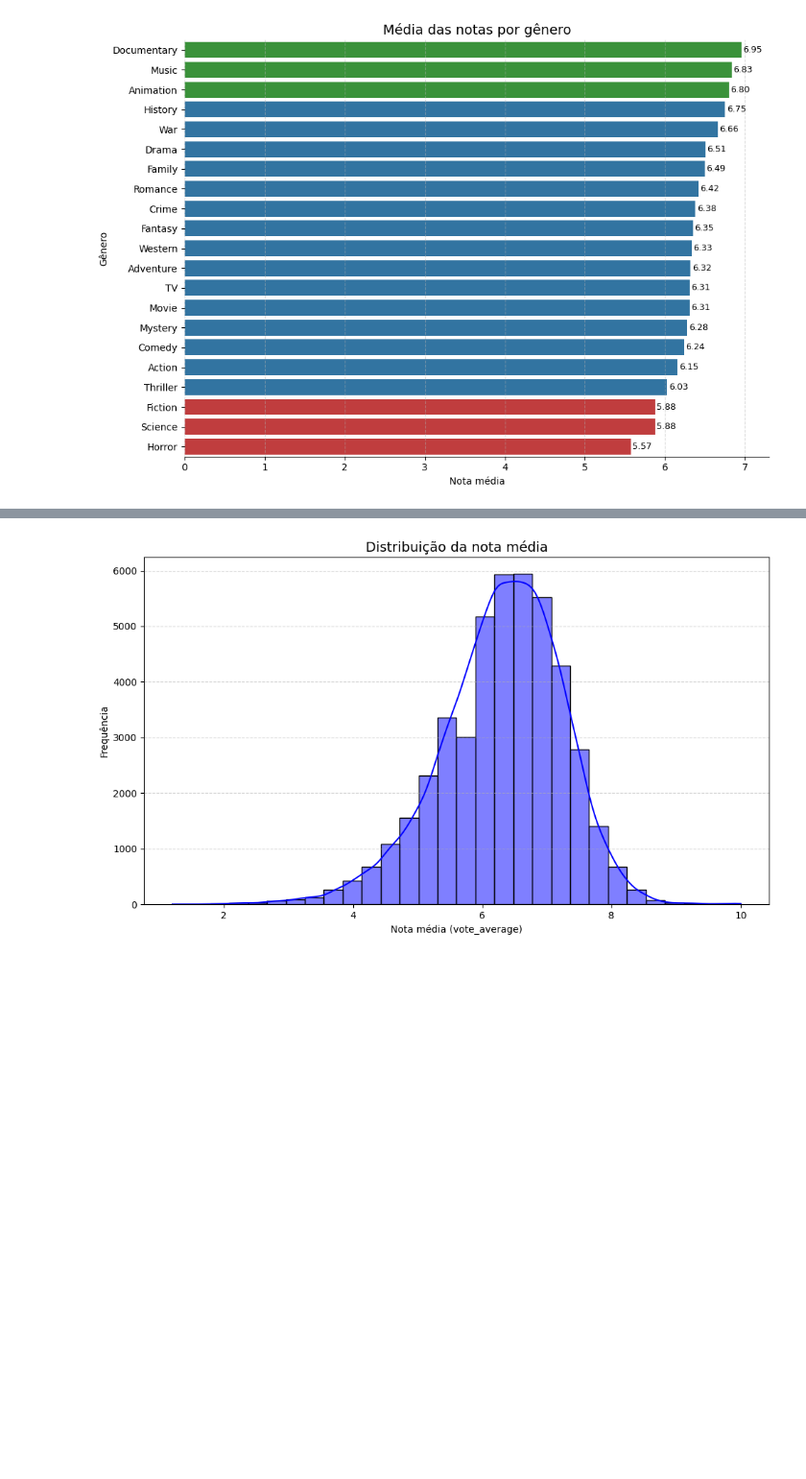
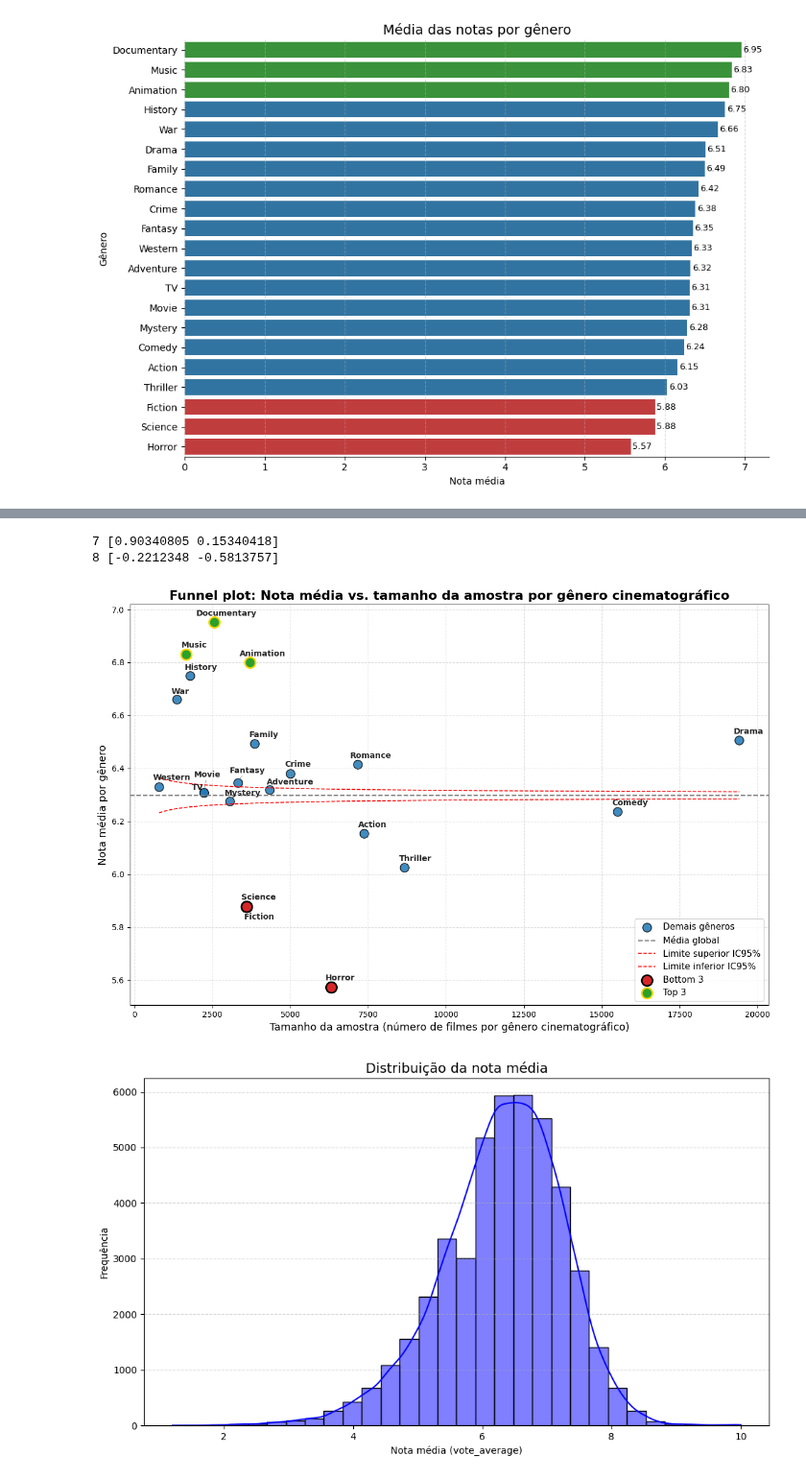
Before and after one commit to rodrigosantana24/projeto-pisi3, a Jupyter notebook: AnalisesExploratorias.ipynb, the cells around one changed output, grey strips where cells are left out. Shown at 96% size. Saved outputs shown, nothing was run; the diff lists cells and outputs as text; code cells hidden in the pictures; blank space fills up the shorter version.

```diff
--- a/AnalisesExploratorias.ipynb
+++ b/AnalisesExploratorias.ipynb
@@ -57,3 +96,60 @@ Passing `palette` without assigning `hue` is deprecated and will be removed in v
+# %%
+# media_global: média global das notas dos filmes
+media_global = df_exploded['vote_average'].mean()
+
+# n_range: intervalo de tamanhos de amostra (número de filmes por gênero)
+n_range = np.arange(counts.min(), counts.max() + 1)
+
+# upper e lower: limites superior e inferior do IC95% para a média global
+sem_global = df_exploded['vote_average'].std() / np.sqrt(n_range)
+ic95 = 1.96 * sem_global
+upper = media_global + ic95
+lower = media_global - ic95
+
+plt.figure(figsize=(12, 8))
+# Corrige a cor dos "Demais gêneros" para azul padrão
+plt.scatter(counts.values, means.values, c='#1f77b4', s=120, edgecolor='k', alpha=0.85, label='Demais gêneros')
+
+# Cria uma lista de objetos de texto para ajustar depois
+texts = []
+for x, y, label in zip(counts.values, means.values, means.index):
+    # Ajusta a posição do texto para "Fiction" para evitar sobreposição
+    if label == "Fiction":
+        texts.append(plt.text(x, y - 0.02, label, fontsize=10, va='top', ha='center', alpha=0.85, fontweight='bold'))
+    else:
+        texts.append(plt.text(x, y+0.01, label, fontsize=10, va='bottom', ha='center', alpha=0.85, fontweight='bold'))
+
+plt.axhline(media_global, color='gray', linestyle='--', linewidth=1.5, label='Média global')
+plt.plot(n_range, upper, color='red', linestyle='--', linewidth=1.2, label='Limite superior IC95%')
+plt.plot(n_range, lower, color='red', linestyle='--', linewidth=1.2, label='Limite inferior IC95%')
+
+# Destaque top 3 e bottom 3 com legendas específicas
+for genre, x, y in zip(means.index, counts.values, means.values):
+    if genre in top_3:
+        plt.scatter(x, y, color='#2ca02c', s=180, edgecolor='gold', linewidth=2, zorder=5, label='Top 3' if genre == top_3[0] else "")
+    elif genre in bottom_3:
+        plt.scatter(x, y, color='#d62728', s=180, edgecolor='black', linewidth=2, zorder=5, label='Bottom 3' if genre == bottom_3[0] else "")
+
+plt.xlabel('Tamanho da amostra (número de filmes por gênero cinematográfico)', fontsize=13)
+plt.ylabel('Nota média por gênero', fontsize=13)
+plt.title('Funnel plot: Nota média vs. tamanho da amostra por gênero cinematográfico', fontsize=16, fontweight='bold')
+
+# Ajusta a legenda para não repetir itens
+handles, labels = plt.gca().get_legend_handles_labels()
+by_label = dict(zip(labels, handles))
+plt.legend(by_label.values(), by_label.keys(), loc='lower right', fontsize=11)
+
+plt.grid(True, linestyle='--', alpha=0.4)
+plt.tight_layout()
+
+# Ajusta os textos para evitar sobreposição
+adjust_text(texts, arrowprops=dict(arrowstyle='-', color='gray', lw=0.5))
+
+plt.show()
+# %% [output]
+7 [0.90340805 0.15340418]
+8 [-0.2212348 -0.5813757]
+[figure, added]
 # %%
 # Histograma e gráfico de densidade
 plt.figure(figsize=(10, 6))
```
Also changed, not shown: parts of 2 cells of this notebook.
